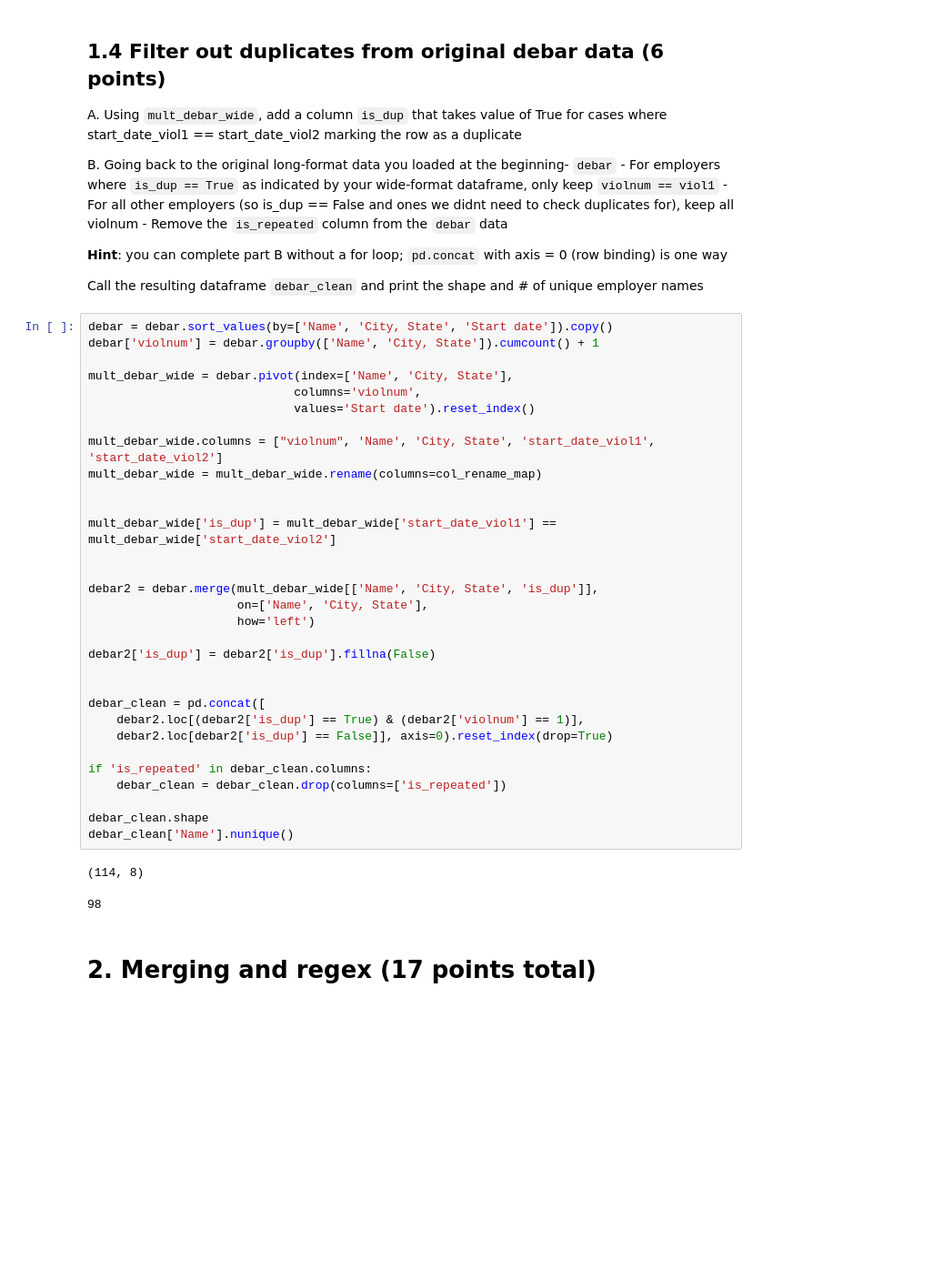
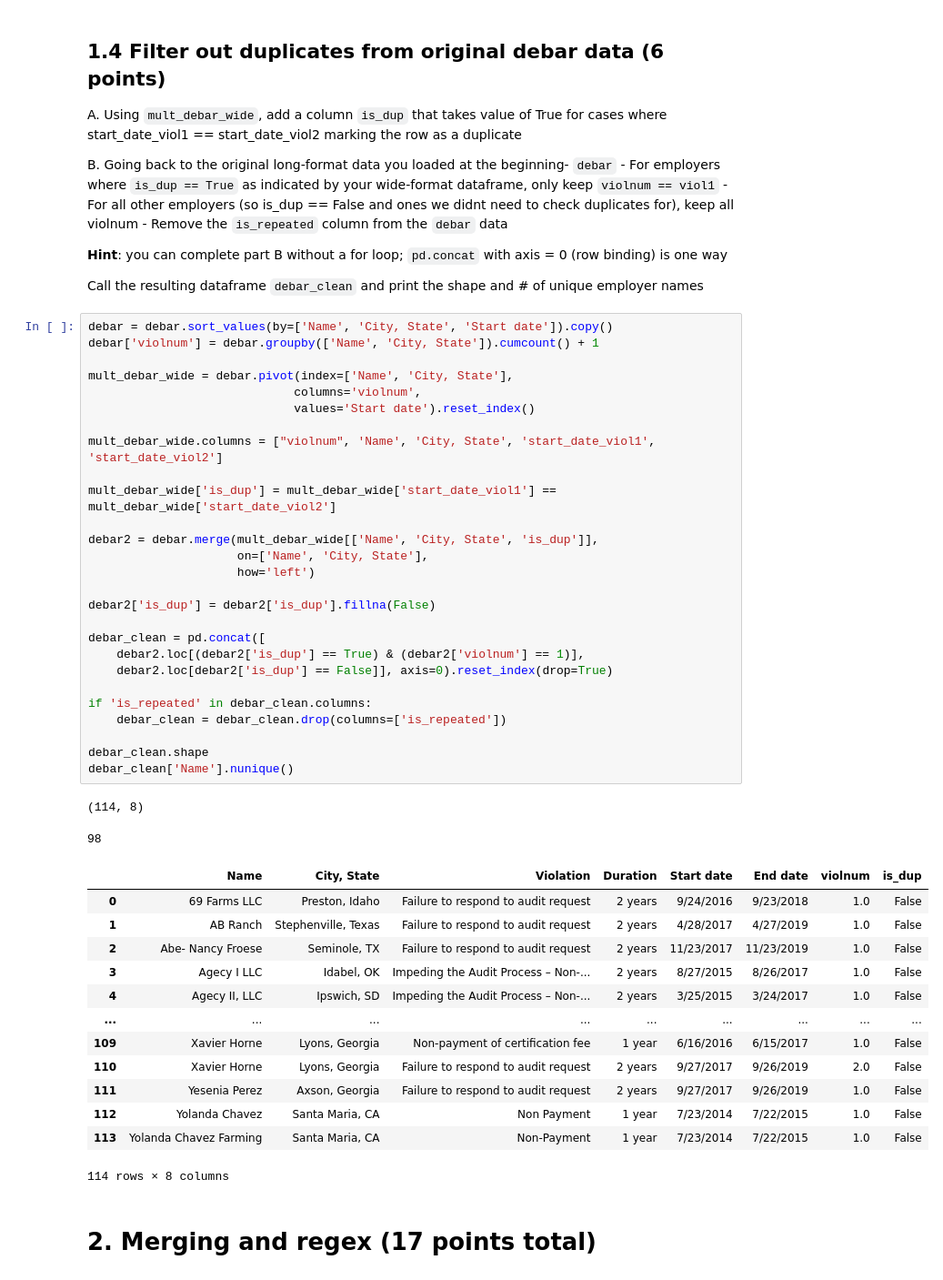
Before and after one commit to noahamidon/QSS20_PSETs, a Jupyter notebook: PSET 2/pset2_blank.ipynb, the cells around one changed output. Shown: that part at 91% size. Saved outputs shown, nothing was run; the diff lists cells and outputs as text; blank space fills up the shorter version.

```diff
--- a/PSET 2/pset2_blank.ipynb
+++ b/PSET 2/pset2_blank.ipynb
@@ -162,37 +162,46 @@ Call the resulting dataframe `debar_clean` and print the shape and # of unique e
 # %%
 debar = debar.sort_values(by=['Name', 'City, State', 'Start date']).copy()
 debar['violnum'] = debar.groupby(['Name', 'City, State']).cumcount() + 1
 
 mult_debar_wide = debar.pivot(index=['Name', 'City, State'],
                              columns='violnum',
                              values='Start date').reset_index()
 
 mult_debar_wide.columns = ["violnum", 'Name', 'City, State', 'start_date_viol1', 'start_date_viol2']
-mult_debar_wide = mult_debar_wide.rename(columns=col_rename_map)
-
 
 mult_debar_wide['is_dup'] = mult_debar_wide['start_date_viol1'] == mult_debar_wide['start_date_viol2']
-
 
 debar2 = debar.merge(mult_debar_wide[['Name', 'City, State', 'is_dup']],
                      on=['Name', 'City, State'],
                      how='left')
 
 debar2['is_dup'] = debar2['is_dup'].fillna(False)
-
 
 debar_clean = pd.concat([
     debar2.loc[(debar2['is_dup'] == True) & (debar2['violnum'] == 1)],
     debar2.loc[debar2['is_dup'] == False]], axis=0).reset_index(drop=True)
 
 if 'is_repeated' in debar_clean.columns:
     debar_clean = debar_clean.drop(columns=['is_repeated'])
 
 debar_clean.shape
 debar_clean['Name'].nunique()
 # %% [output]
 (114, 8)
 98
+|  | Name | City, State | Violation | Duration | Start date | End date | violnum | is_dup |
+| 0 | 69 Farms LLC | Preston, Idaho | Failure to respond to audit request | 2 years | 9/24/2016 | 9/23/2018 | 1.0 | False |
+| 1 | AB Ranch | Stephenville, Texas | Failure to respond to audit request | 2 years | 4/28/2017 | 4/27/2019 | 1.0 | False |
+| 2 | Abe- Nancy Froese | Seminole, TX | Failure to respond to audit request | 2 years | 11/23/2017 | 11/23/2019 | 1.0 | False |
+| 3 | Agecy I LLC | Idabel, OK | Impeding the Audit Process – Non-... | 2 years | 8/27/2015 | 8/26/2017 | 1.0 | False |
+| 4 | Agecy II, LLC | Ipswich, SD | Impeding the Audit Process – Non-... | 2 years | 3/25/2015 | 3/24/2017 | 1.0 | False |
+| ... | ... | ... | ... | ... | ... | ... | ... | ... |
+| 109 | Xavier Horne | Lyons, Georgia | Non-payment of certification fee | 1 year | 6/16/2016 | 6/15/2017 | 1.0 | False |
+| 110 | Xavier Horne | Lyons, Georgia | Failure to respond to audit request | 2 years | 9/27/2017 | 9/26/2019 | 2.0 | False |
+| 111 | Yesenia Perez | Axson, Georgia | Failure to respond to audit request | 2 years | 9/27/2017 | 9/26/2019 | 1.0 | False |
+| 112 | Yolanda Chavez | Santa Maria, CA | Non Payment | 1 year | 7/23/2014 | 7/22/2015 | 1.0 | False |
+| 113 | Yolanda Chavez Farming | Santa Maria, CA | Non-Payment | 1 year | 7/23/2014 | 7/22/2015 | 1.0 | False |
+114 rows × 8 columns
 # %% [markdown]
 # 2. Merging and regex (17 points total)
 # %% [markdown]
```
Also changed, not shown: parts of 4 cells of this notebook.
